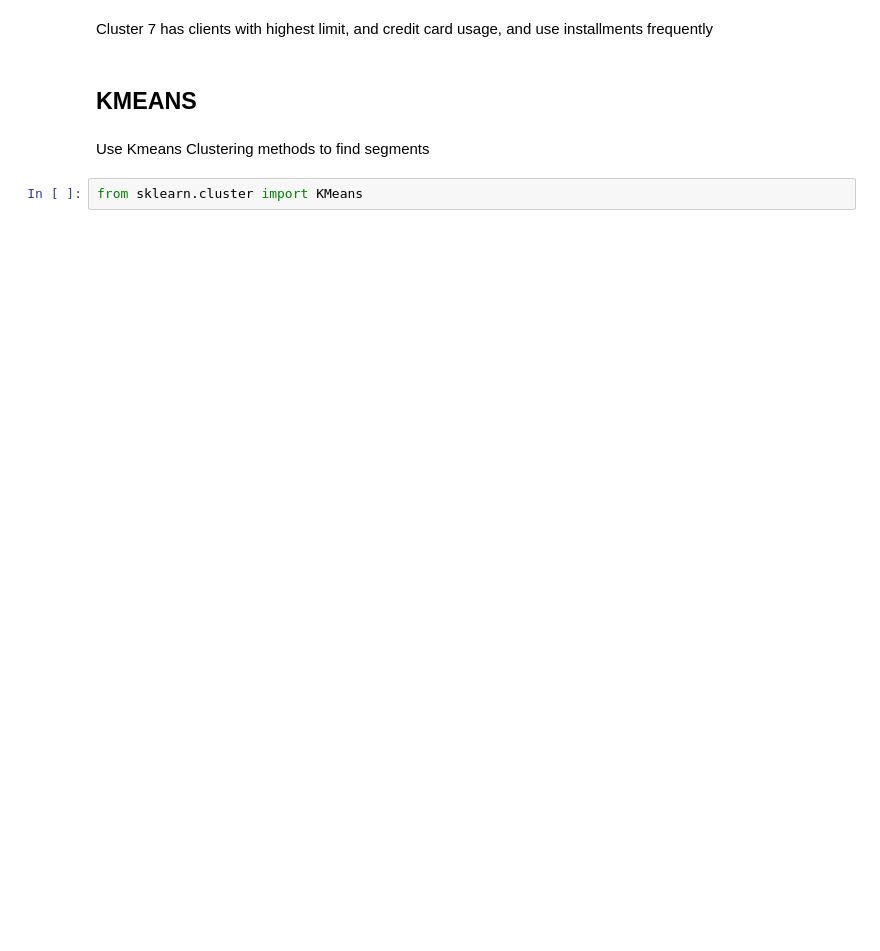
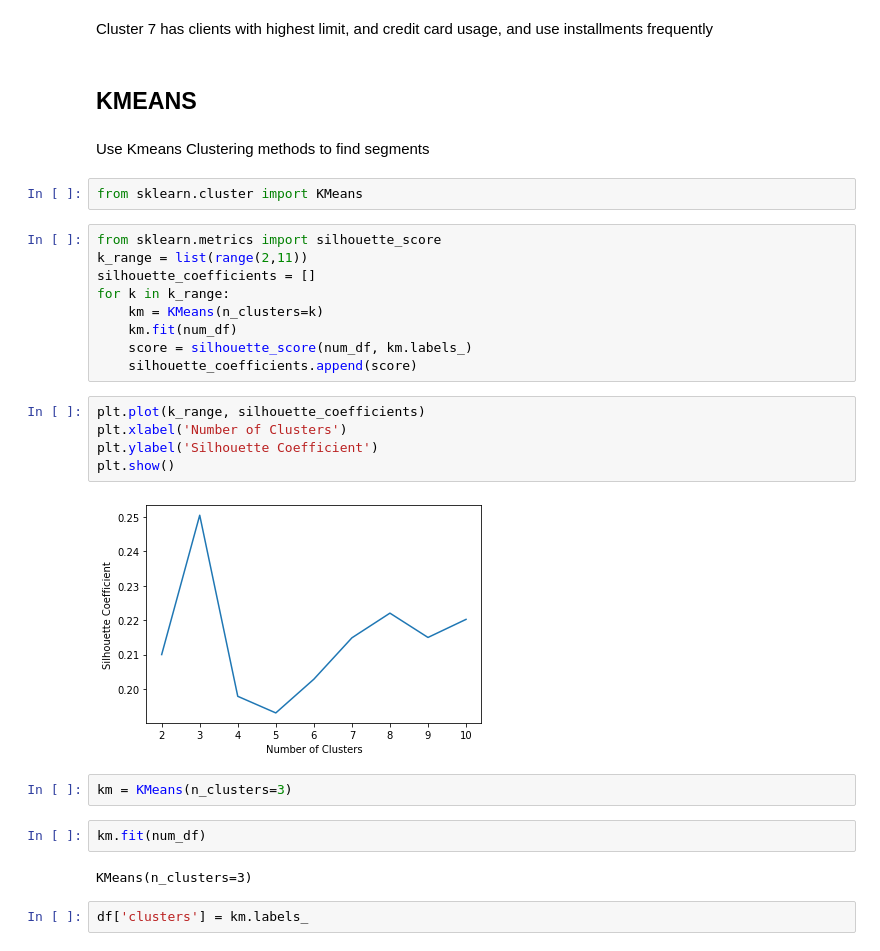
Before and after one commit to LeventSoykan/Credit_Card_Data_Clustering, a Jupyter notebook: clustering.ipynb, the cells around one changed output. Cells and saved outputs as stored; diff of their text form; blank space fills up the shorter version.

Commit message:
Clustering with n_clusters:3

```diff
--- a/clustering.ipynb
+++ b/clustering.ipynb
@@ -341,3 +341,27 @@ Cluster 7 has clients with highest limit, and credit card usage, and use install
 Use Kmeans Clustering methods to find segments
 # %%
 from sklearn.cluster import KMeans
+# %%
+from sklearn.metrics import silhouette_score
+k_range = list(range(2,11))
+silhouette_coefficients = []
+for k in k_range:
+    km = KMeans(n_clusters=k)
+    km.fit(num_df)
+    score = silhouette_score(num_df, km.labels_)
+    silhouette_coefficients.append(score)
+# %%
+plt.plot(k_range, silhouette_coefficients)
+plt.xlabel('Number of Clusters')
+plt.ylabel('Silhouette Coefficient')
+plt.show()
+# %% [output]
+[figure, added]
+# %%
+km = KMeans(n_clusters=3)
+# %%
+km.fit(num_df)
+# %% [output]
+KMeans(n_clusters=3)
+# %%
+df['clusters'] = km.labels_
```
Also changed, not shown: parts of 3 cells of this notebook.
